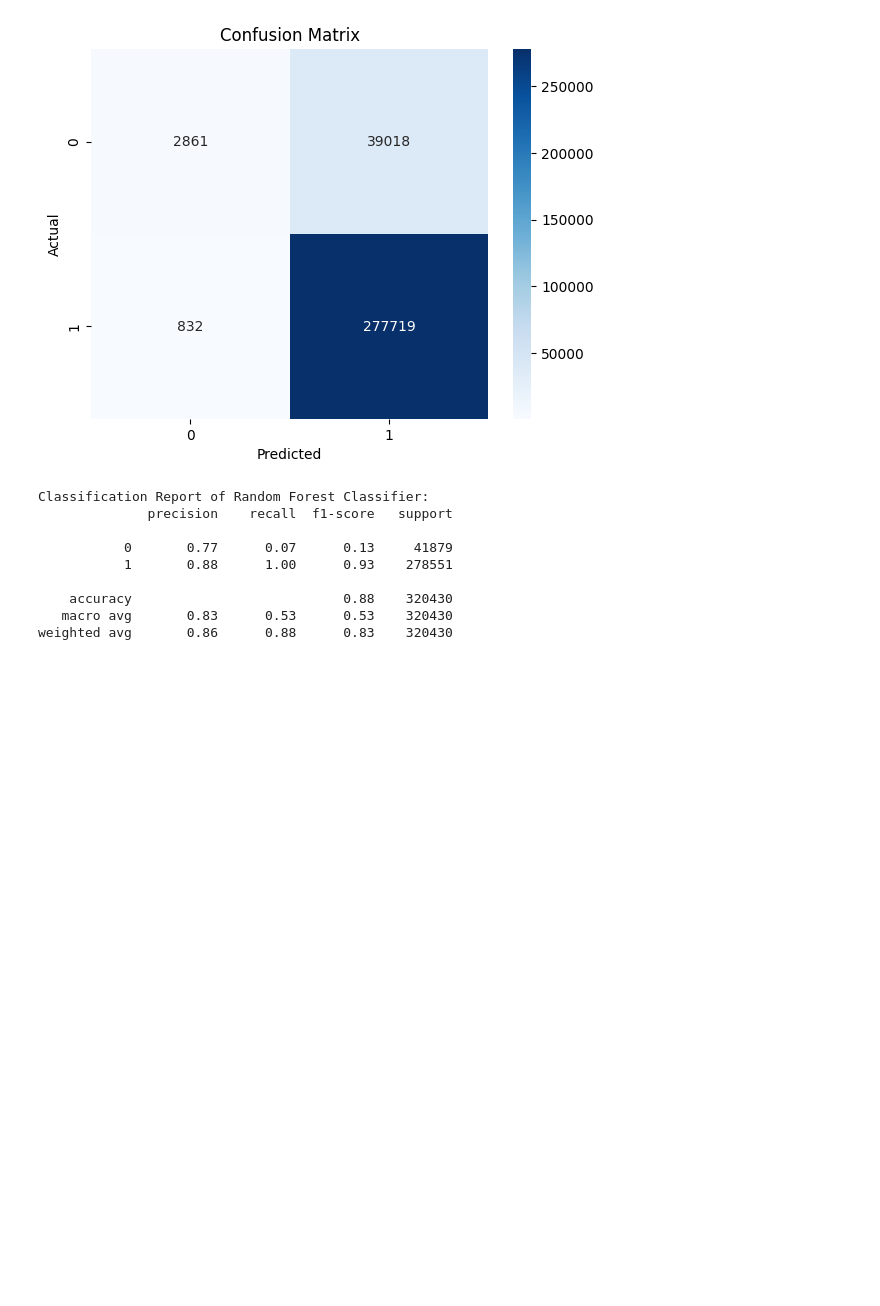
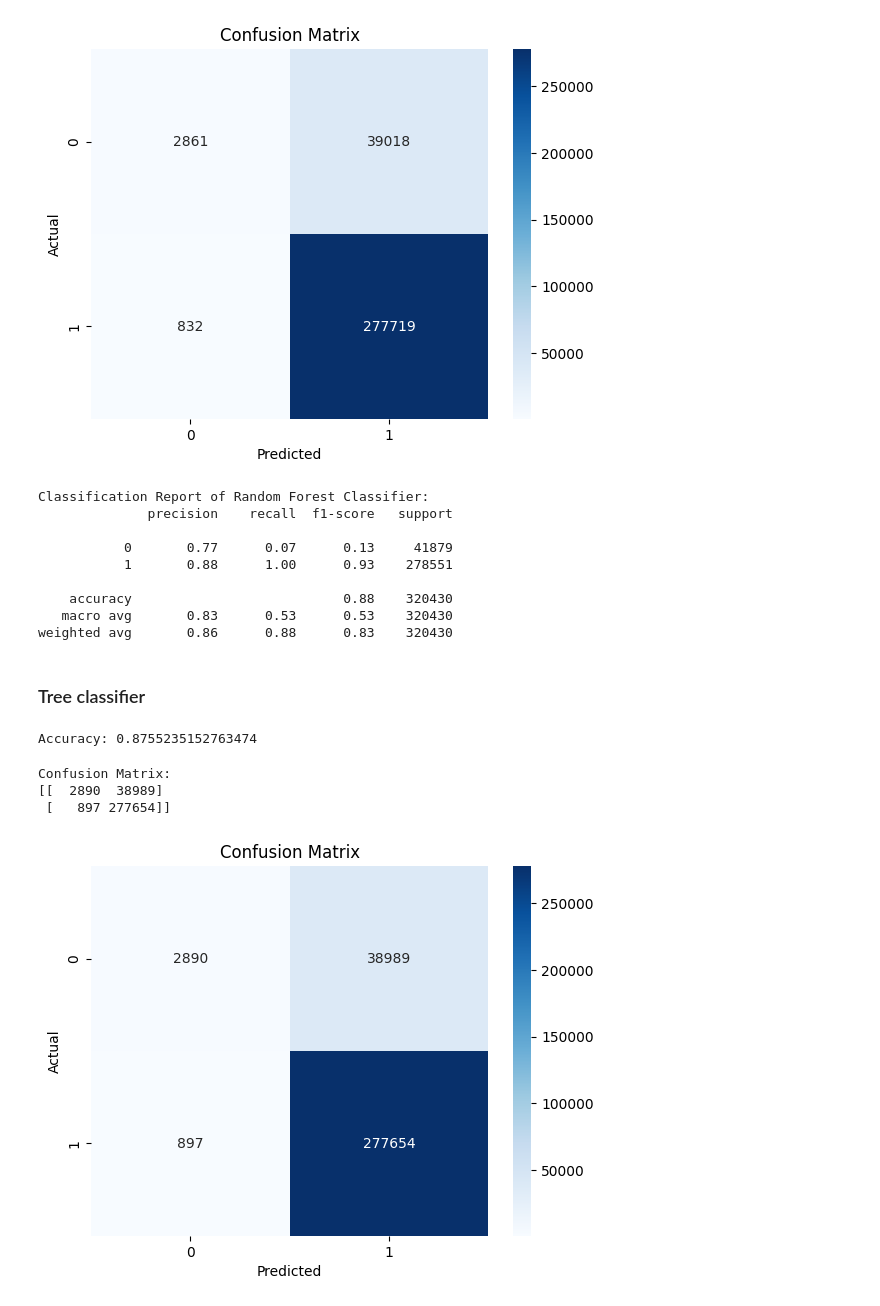
Before and after one commit to IPablo271/Proyecto-MDD-Modelos, a Jupyter notebook: proyecto.ipynb, the cells around one changed output. Drawn from its saved outputs; the diff is of its cells as text; code cells hidden in the pictures; blank space fills up the shorter version.

Commit message:
naive and tree classifiers

```diff
--- a/proyecto.ipynb
+++ b/proyecto.ipynb
@@ -407,3 +407,43 @@ Classification Report of Random Forest Classifier:
     accuracy                           0.88    320430
    macro avg       0.83      0.53      0.53    320430
 weighted avg       0.86      0.88      0.83    320430
+# %% [markdown]
+### Tree classifier
+# %%
+from sklearn.tree import DecisionTreeClassifier
+
+# Assuming you have your features and labels stored in X and y, respectively
+
+# Create a decision tree classifier
+dtclf = DecisionTreeClassifier(random_state=42)
+
+# Train the classifier
+dtclf.fit(X_train, y_train)
+
+# Make predictions on the test set
+y_pred = dtclf.predict(X_test)
+
+# Calculate the accuracy of the model
+accuracy = accuracy_score(y_test, y_pred)
+print("Accuracy:", accuracy)
+# %% [output]
+Accuracy: 0.8755235152763474
+# %%
+# Generate the confusion matrix
+dtclf = confusion_matrix(y_test, y_pred)
+print("Confusion Matrix:")
+print(dtclf)
+
+# Create a heatmap of the confusion matrix
+sns.heatmap(dtclf, annot=True, fmt="d", cmap="Blues")
+
+# Add labels, title, and axis ticks
+plt.title('Confusion Matrix')
+plt.xlabel('Predicted')
+plt.ylabel('Actual')
+plt.show()
+# %% [output]
+Confusion Matrix:
+[[  2890  38989]
+ [   897 277654]]
+[figure, added]
```
Also changed, not shown: parts of 13 cells of this notebook.
